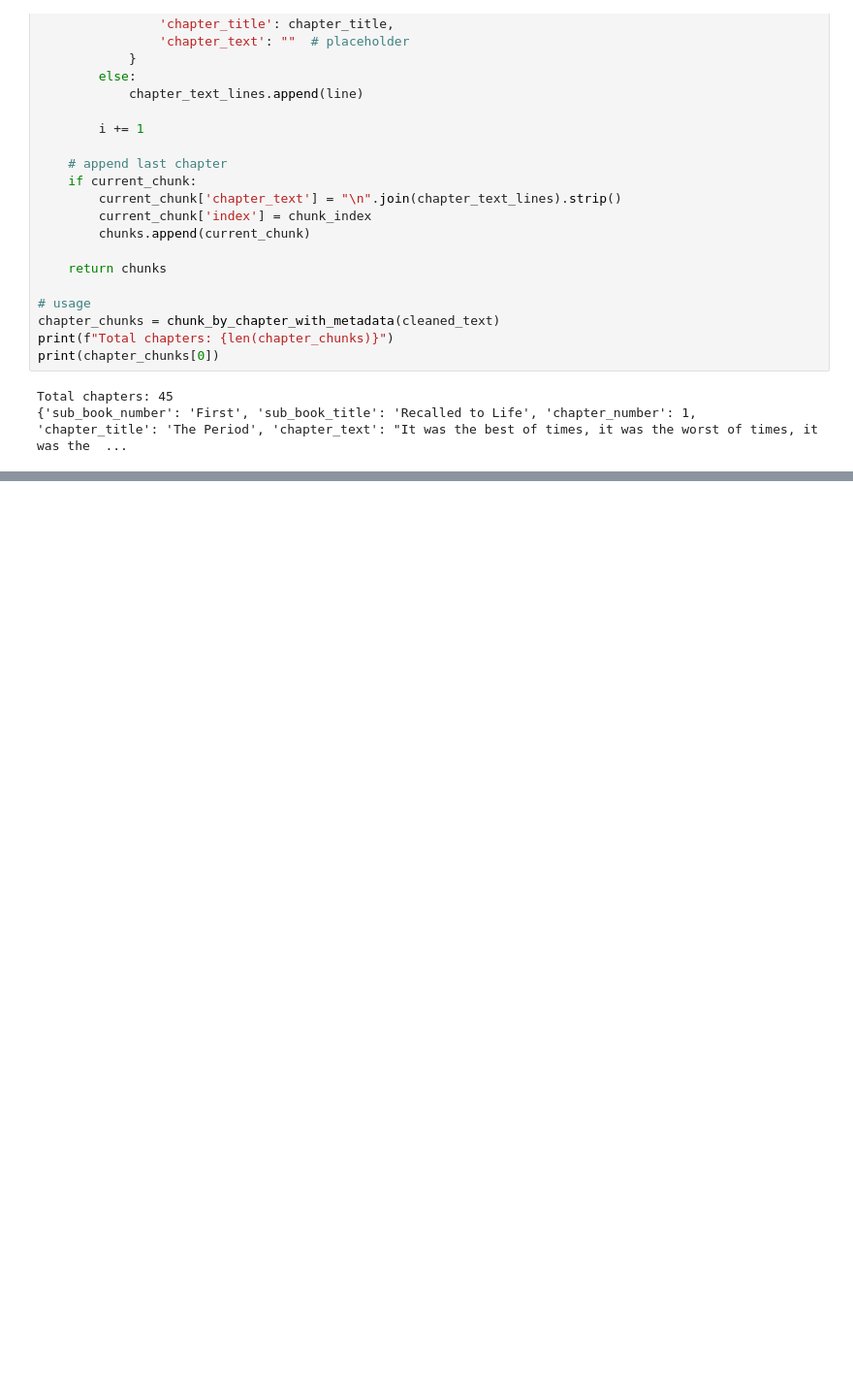
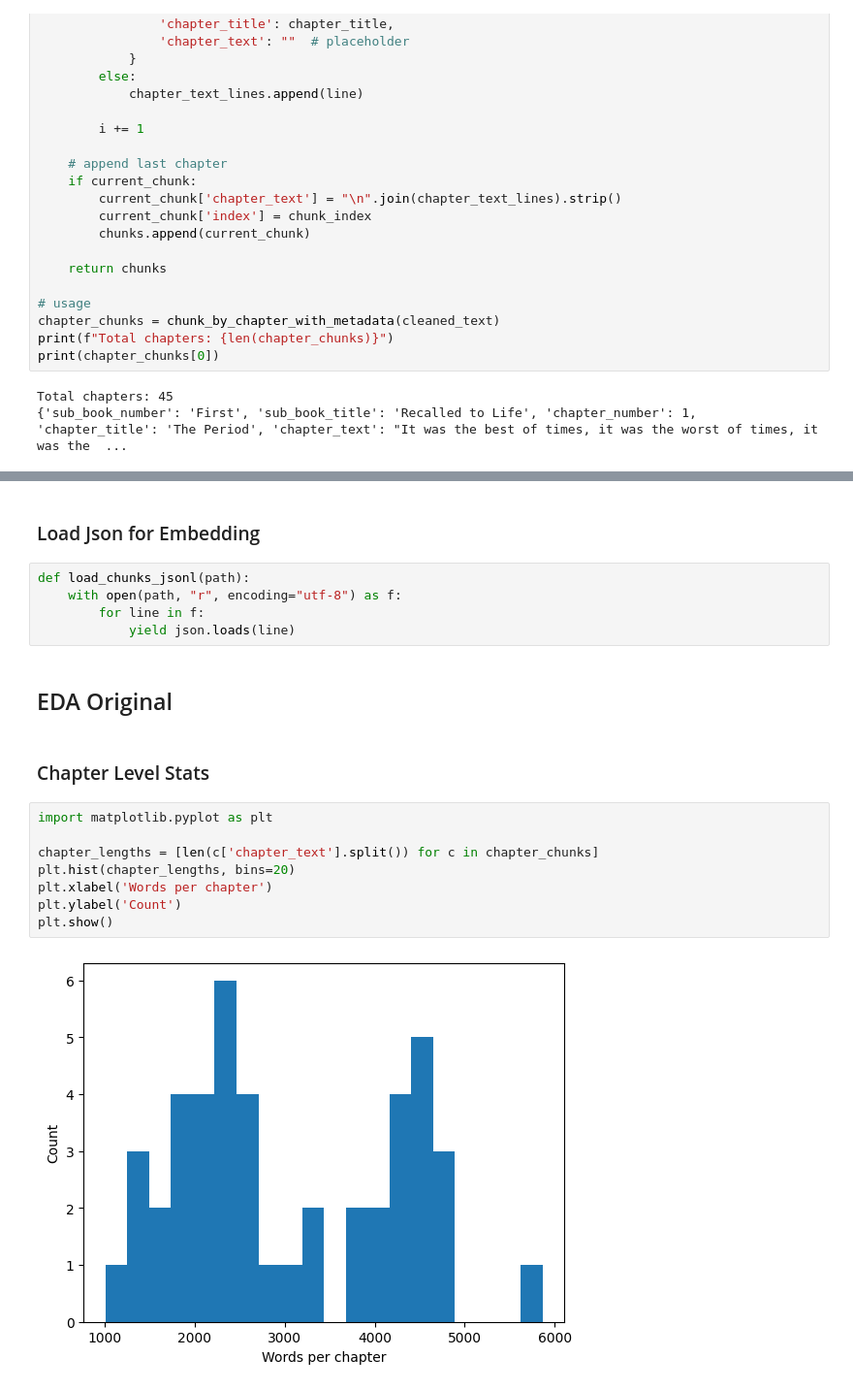
Before and after one commit to saman-azhar/bookRAGify, a Jupyter notebook: notebooks/eda.ipynb, the cells around one changed output, grey strips where cells are left out. Shown at 97% size. Saved outputs shown, nothing was run; the diff lists cells and outputs as text; blank space fills up the shorter version.

```diff
--- a/notebooks/eda.ipynb
+++ b/notebooks/eda.ipynb
@@ -193,0 +221,21 @@ Total chapters: 45
+# %% [markdown]
+### Load Json for Embedding
+# %%
+def load_chunks_jsonl(path):
+    with open(path, "r", encoding="utf-8") as f:
+        for line in f:
+            yield json.loads(line)
+# %% [markdown]
+## EDA Original
+# %% [markdown]
+### Chapter Level Stats
+# %%
+import matplotlib.pyplot as plt
+
+chapter_lengths = [len(c['chapter_text'].split()) for c in chapter_chunks]
+plt.hist(chapter_lengths, bins=20)
+plt.xlabel('Words per chapter')
+plt.ylabel('Count')
+plt.show()
+# %% [output]
+[figure, added]
```
Also changed, not shown: parts of 20 cells of this notebook.
